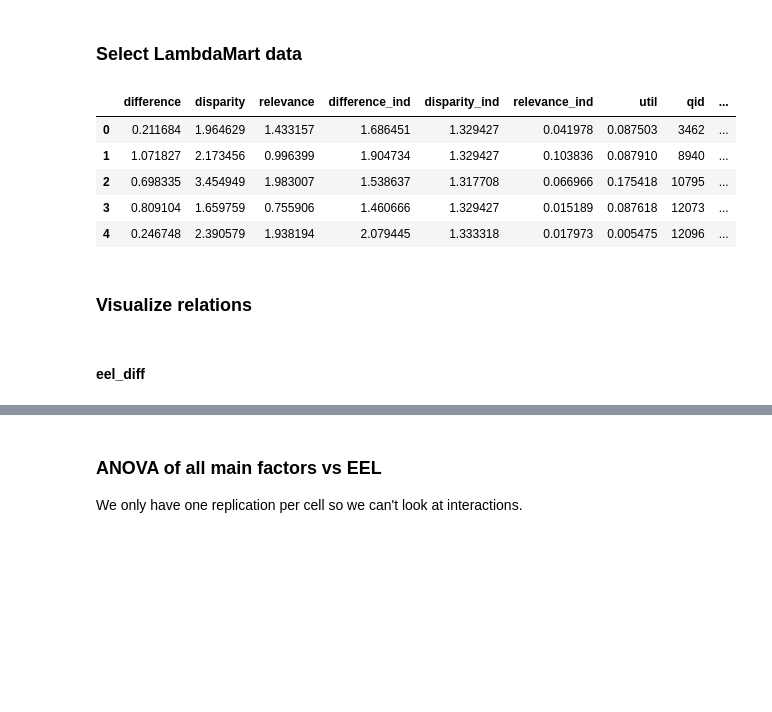
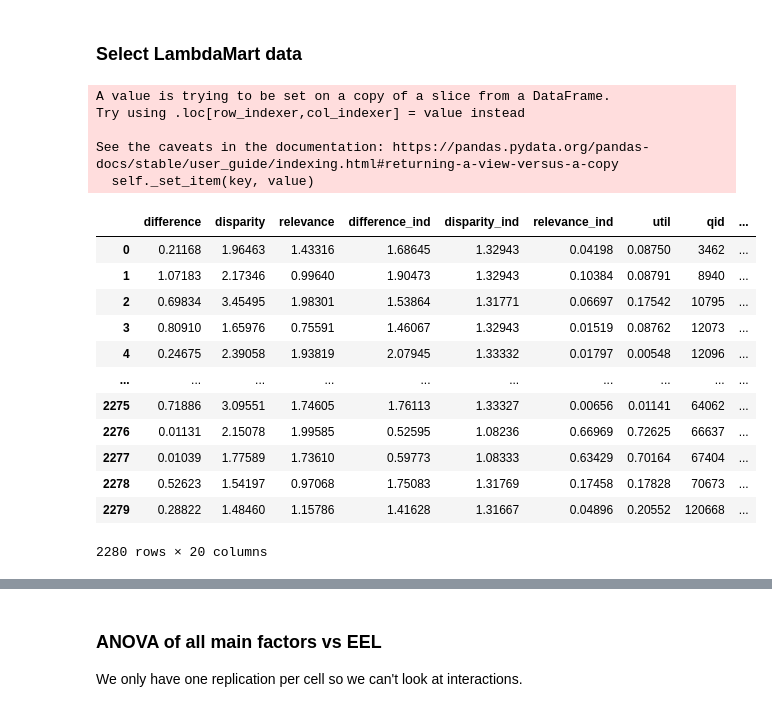
Before and after one commit to pilmus/thesis, a Jupyter notebook: app/notebooks/stats tests with qids.ipynb, the cells around one changed output, grey strips where cells are left out. Saved outputs shown, nothing was run; the diff lists cells and outputs as text; code cells hidden in the pictures; blank space fills up the shorter version.

```diff
--- a/app/notebooks/stats tests with qids.ipynb
+++ b/app/notebooks/stats tests with qids.ipynb
@@ -7,6 +11,15 @@ import matplotlib.pyplot as plt
 from statsmodels.formula.api import ols
 from statsmodels.graphics.api import interaction_plot, abline_plot
 from statsmodels.stats.anova import anova_lm
+import seaborn as sns
+
+from scipy import stats
+import math
+
+from collections import Counter
+
+pd.set_option('precision', 5)
+pd.set_option('display.float_format', lambda x: '%.5f' % x)
 # %%
 experiments = pd.read_csv('../evaluation/resources/2020/all_experiments.csv')
 experiments = experiments.fillna('-')
@@ -25,14 +81,25 @@ experiments.head()
 ### Select LambdaMart data
 # %%
 lambdata = experiments[experiments.ranker == 'lambdamart']
+lambdata['fm_yes_no'] = (lambdata.feature_method != '-')
 lambdata = lambdata.reset_index(drop=True)
-lambdata.head()
+lambdata
 # %% [output]
+A value is trying to be set on a copy of a slice from a DataFrame.
+Try using .loc[row_indexer,col_indexer] = value instead
+
+See the caveats in the documentation: https://pandas.pydata.org/pandas-docs/stable/user_guide/indexing.html#returning-a-view-versus-a-copy
+  self._set_item(key, value)
 |  | difference | disparity | relevance | difference_ind | disparity_ind | relevance_ind | util | qid | ... |
-| 0 | 0.211684 | 1.964629 | 1.433157 | 1.686451 | 1.329427 | 0.041978 | 0.087503 | 3462 | ... |
-| 1 | 1.071827 | 2.173456 | 0.996399 | 1.904734 | 1.329427 | 0.103836 | 0.087910 | 8940 | ... |
-| 2 | 0.698335 | 3.454949 | 1.983007 | 1.538637 | 1.317708 | 0.066966 | 0.175418 | 10795 | ... |
-| 3 | 0.809104 | 1.659759 | 0.755906 | 1.460666 | 1.329427 | 0.015189 | 0.087618 | 12073 | ... |
-| 4 | 0.246748 | 2.390579 | 1.938194 | 2.079445 | 1.333318 | 0.017973 | 0.005475 | 12096 | ... |
+| 0 | 0.21168 | 1.96463 | 1.43316 | 1.68645 | 1.32943 | 0.04198 | 0.08750 | 3462 | ... |
+| 1 | 1.07183 | 2.17346 | 0.99640 | 1.90473 | 1.32943 | 0.10384 | 0.08791 | 8940 | ... |
+| 2 | 0.69834 | 3.45495 | 1.98301 | 1.53864 | 1.31771 | 0.06697 | 0.17542 | 10795 | ... |
+| 3 | 0.80910 | 1.65976 | 0.75591 | 1.46067 | 1.32943 | 0.01519 | 0.08762 | 12073 | ... |
+| 4 | 0.24675 | 2.39058 | 1.93819 | 2.07945 | 1.33332 | 0.01797 | 0.00548 | 12096 | ... |
+| ... | ... | ... | ... | ... | ... | ... | ... | ... | ... |
+| 2275 | 0.71886 | 3.09551 | 1.74605 | 1.76113 | 1.33327 | 0.00656 | 0.01141 | 64062 | ... |
+| 2276 | 0.01131 | 2.15078 | 1.99585 | 0.52595 | 1.08236 | 0.66969 | 0.72625 | 66637 | ... |
+| 2277 | 0.01039 | 1.77589 | 1.73610 | 0.59773 | 1.08333 | 0.63429 | 0.70164 | 67404 | ... |
+| 2278 | 0.52623 | 1.54197 | 0.97068 | 1.75083 | 1.31769 | 0.17458 | 0.17828 | 70673 | ... |
+| 2279 | 0.28822 | 1.48460 | 1.15786 | 1.41628 | 1.31667 | 0.04896 | 0.20552 | 120668 | ... |
+2280 rows × 20 columns
-# %% [markdown]
-### Visualize relations
@@ -47,2 +105,0 @@ import statsmodels.api as sm
-# %% [markdown]
-#### eel_diff
```
Also changed, not shown: parts of 415 cells of this notebook, 1 other file.
